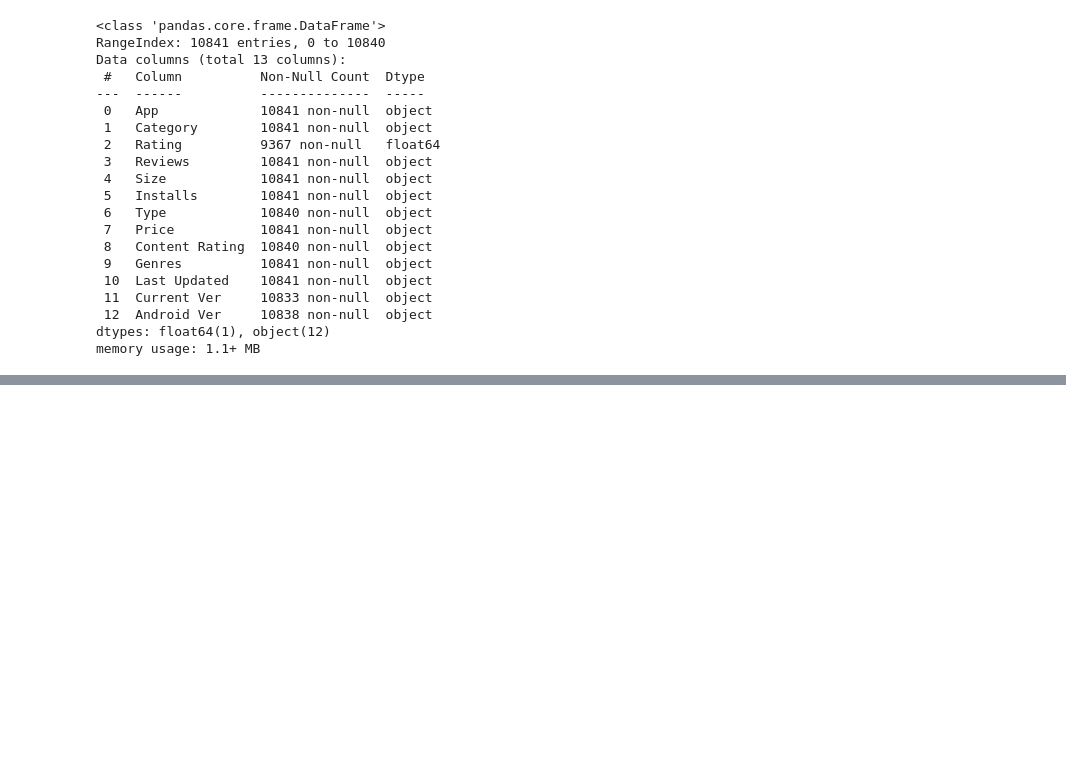
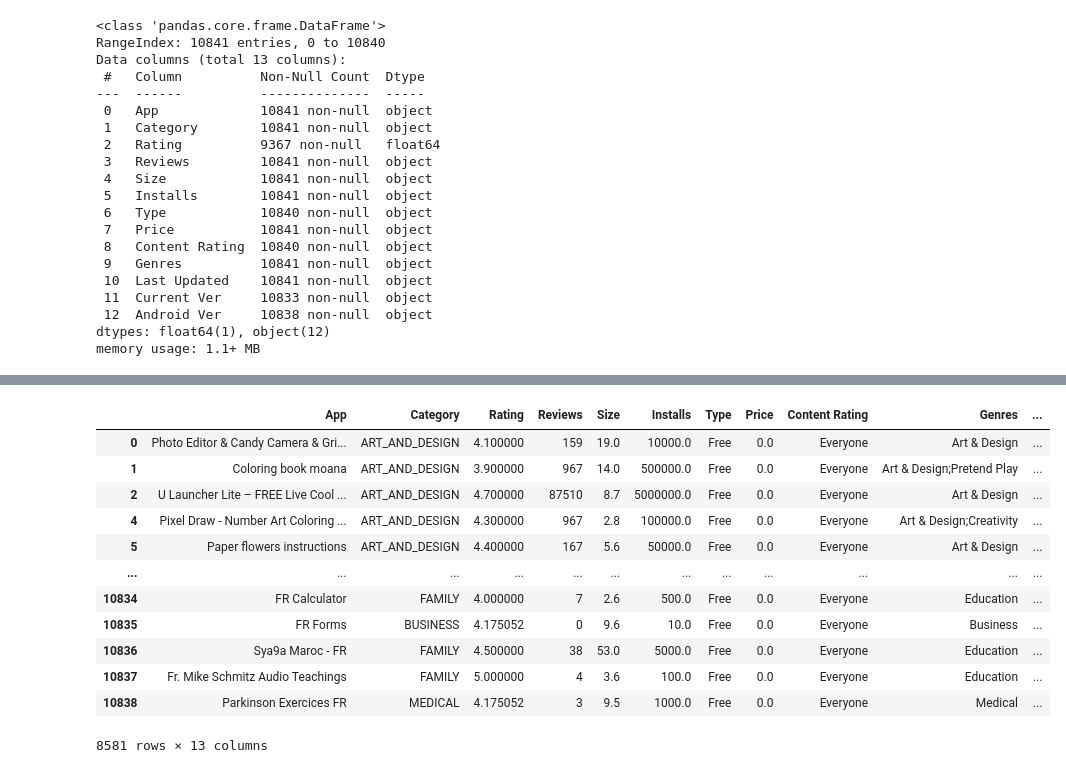
Before and after one commit to claudia17018/Google-Play-Store-Lab, a Jupyter notebook: notebooks/laboratorio/Lab2_Graf-Analisis_Playstore.ipynb, the cells around one changed output, grey strips where cells are left out. Cells and saved outputs as stored; diff of their text form; code cells hidden in the pictures; blank space fills up the shorter version.

```diff
--- a/notebooks/laboratorio/Lab2_Graf-Analisis_Playstore.ipynb
+++ b/notebooks/laboratorio/Lab2_Graf-Analisis_Playstore.ipynb
@@ -150,3 +151,22 @@ df['Content Rating'] = df['Content Rating'].apply(lambda x: x if not pd.isna(x)
 # **************=      Genres    = ************************
 # %%
 # **************=      Last Updated    = ************************
+# %%
+# Función para llenar valores nulos usando datos de la columna anterior con expresiones regulares
+def fill_nans_with_previous_regex(row, current_column, previous_column):
+    current_value = row[current_column]
+    if pd.isnull(current_value):
+        return previous_value
+    else:
+        # Usar expresiones regulares para extraer la fecha
+        match = re.search(r'(\w+\s+\d+,\s+\d+)', current_value)
+        if match:
+            return match.group(1)
+        else:
+            return previous_value
+
+# Inicializar previous_value como None
+previous_value = None
+
+# Aplicar la función a la columna 'Last Updated' usando la columna 'App'
+df['Last Updated'] = df.apply(lambda row: fill_nans_with_previous_regex(row, 'Last Updated', 'App'), axis=1)
@@ -161 +181,33 @@ df = df.dropna(subset=['Current Ver'])
+# %%
+# Función para limpiar la columna 'Current Ver' usando expresiones regulares
+def clean_version(version):
+    # Patrón para mantener solo dígitos y puntos
+    pattern = r'[0-9\.]+'
+    # Buscar el patrón en el texto de la versión
+    match = re.search(pattern, version)
+    if match:
+        return match.group()  # Devolver el resultado encontrado
+    else:
+        return None  # Devolver None si no se encontró ningún número
+
+# Aplicar la función de limpieza a la columna 'Current Ver'
+df['Current Ver'] = df['Current Ver'].apply(lambda x: clean_version(str(x)))
+# %%
+# Eliminar filas donde 'Current Ver' es NaN
+df = df.dropna(subset=['Current Ver'])
+df
+# %% [output]
+|  | App | Category | Rating | Reviews | Size | Installs | Type | Price | Content Rating | Genres | ... |
+| 0 | Photo Editor & Candy Camera & Gri... | ART_AND_DESIGN | 4.100000 | 159 | 19.0 | 10000.0 | Free | 0.0 | Everyone | Art & Design | ... |
+| 1 | Coloring book moana | ART_AND_DESIGN | 3.900000 | 967 | 14.0 | 500000.0 | Free | 0.0 | Everyone | Art & Design;Pretend Play | ... |
+| 2 | U Launcher Lite – FREE Live Cool ... | ART_AND_DESIGN | 4.700000 | 87510 | 8.7 | 5000000.0 | Free | 0.0 | Everyone | Art & Design | ... |
+| 4 | Pixel Draw - Number Art Coloring ... | ART_AND_DESIGN | 4.300000 | 967 | 2.8 | 100000.0 | Free | 0.0 | Everyone | Art & Design;Creativity | ... |
+| 5 | Paper flowers instructions | ART_AND_DESIGN | 4.400000 | 167 | 5.6 | 50000.0 | Free | 0.0 | Everyone | Art & Design | ... |
+| ... | ... | ... | ... | ... | ... | ... | ... | ... | ... | ... | ... |
+| 10834 | FR Calculator | FAMILY | 4.000000 | 7 | 2.6 | 500.0 | Free | 0.0 | Everyone | Education | ... |
+| 10835 | FR Forms | BUSINESS | 4.175052 | 0 | 9.6 | 10.0 | Free | 0.0 | Everyone | Business | ... |
+| 10836 | Sya9a Maroc - FR | FAMILY | 4.500000 | 38 | 53.0 | 5000.0 | Free | 0.0 | Everyone | Education | ... |
+| 10837 | Fr. Mike Schmitz Audio Teachings | FAMILY | 5.000000 | 4 | 3.6 | 100.0 | Free | 0.0 | Everyone | Education | ... |
+| 10838 | Parkinson Exercices FR | MEDICAL | 4.175052 | 3 | 9.5 | 1000.0 | Free | 0.0 | Everyone | Medical | ... |
+8581 rows × 13 columns
 # %%
```
Also changed, not shown: parts of 18 cells of this notebook, 1 other file.
